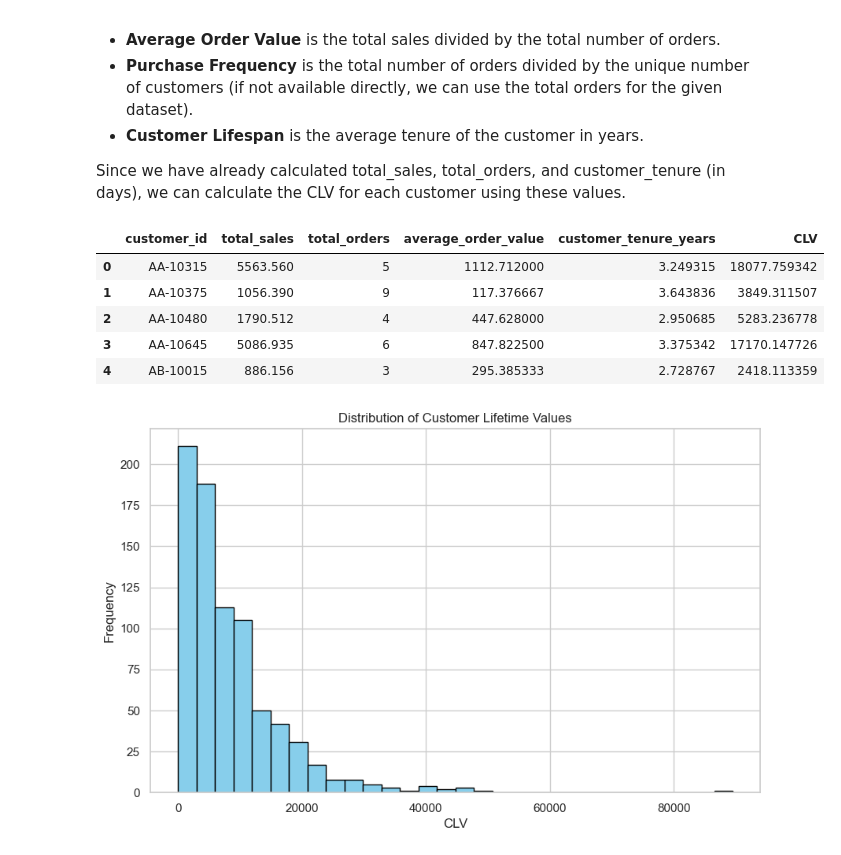
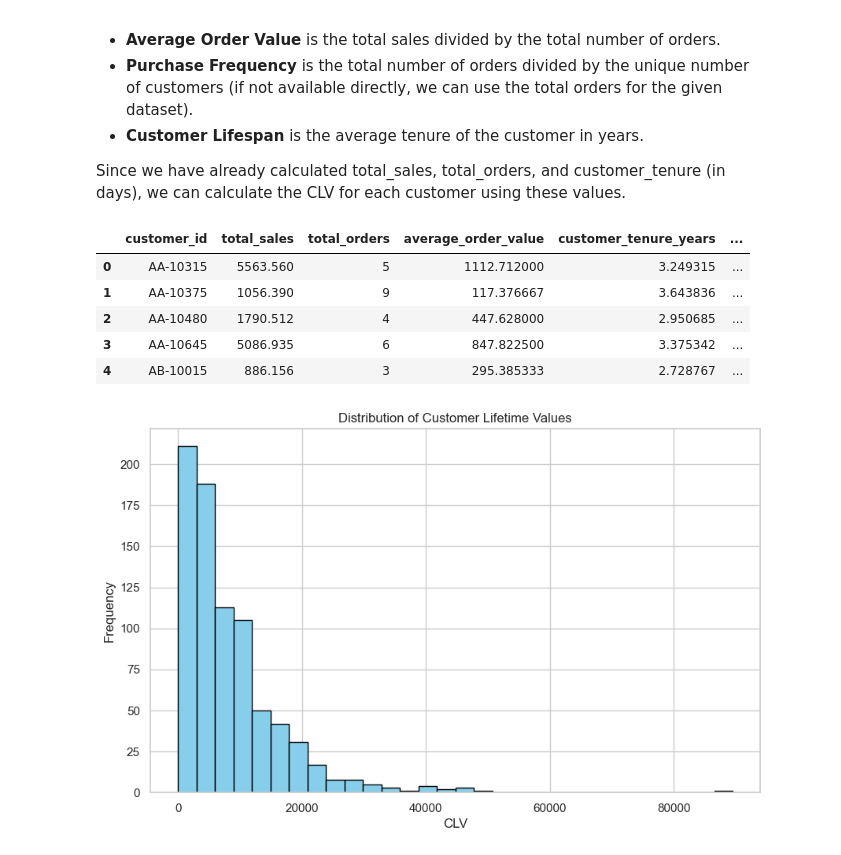
Before and after one commit to lilitrdavidyan/venture-ready-ecommerce-insights, a Jupyter notebook: notebooks/customer_profiles.ipynb, the cells around one changed output. Saved outputs shown, nothing was run; the diff lists cells and outputs as text; code cells hidden in the pictures.

```diff
--- a/notebooks/customer_profiles.ipynb
+++ b/notebooks/customer_profiles.ipynb
@@ -274,6 +291,13 @@ customer_metrics['category_preference'] = category_preference
 customer_metrics['first_purchase_date'] = first_purchase_date
 customer_metrics['last_purchase_date'] = last_purchase_date
 customer_metrics['customer_tenure'] = customer_tenure
+
+# Convert customer tenure from days to years
+customer_metrics['customer_tenure_years'] = customer_metrics['customer_tenure'] / 365
+
+# Calculate CLV
+customer_metrics['customer_lifetime_value'] = customer_metrics['average_order_value'] * customer_metrics['total_orders'] * customer_metrics['customer_tenure_years']
+
 customer_metrics['cross_buy_index'] = cross_buy_index
 
 # We will capture the most frequently occurring values for these fields per customer, if they vary
@@ -872,21 +896,21 @@ Where:
 
 Since we have already calculated total_sales, total_orders, and customer_tenure (in days), we can calculate the CLV for each customer using these values.
 # %%
-# Convert customer tenure from days to years
-customer_metrics['customer_tenure_years'] = customer_metrics['customer_tenure'] / 365
+# # Convert customer tenure from days to years
+# customer_metrics['customer_tenure_years'] = customer_metrics['customer_tenure'] / 365
 
-# Calculate CLV
-customer_metrics['CLV'] = customer_metrics['average_order_value'] * customer_metrics['total_orders'] * customer_metrics['customer_tenure_years']
+# # Calculate CLV
+# customer_metrics['customer_lifetime_value'] = customer_metrics['average_order_value'] * customer_metrics['total_orders'] * customer_metrics['customer_tenure_years']
 
 # Display calculated CLV alongside relevant data for the first few customers
-customer_metrics[['customer_id', 'total_sales', 'total_orders', 'average_order_value', 'customer_tenure_years', 'CLV']].head()
+customer_metrics[['customer_id', 'total_sales', 'total_orders', 'average_order_value', 'customer_tenure_years', 'customer_lifetime_value']].head()
 # %% [output]
-|  | customer_id | total_sales | total_orders | average_order_value | customer_tenure_years | CLV |
-| 0 | AA-10315 | 5563.560 | 5 | 1112.712000 | 3.249315 | 18077.759342 |
-| 1 | AA-10375 | 1056.390 | 9 | 117.376667 | 3.643836 | 3849.311507 |
-| 2 | AA-10480 | 1790.512 | 4 | 447.628000 | 2.950685 | 5283.236778 |
-| 3 | AA-10645 | 5086.935 | 6 | 847.822500 | 3.375342 | 17170.147726 |
-| 4 | AB-10015 | 886.156 | 3 | 295.385333 | 2.728767 | 2418.113359 |
+|  | customer_id | total_sales | total_orders | average_order_value | customer_tenure_years | ... |
+| 0 | AA-10315 | 5563.560 | 5 | 1112.712000 | 3.249315 | ... |
+| 1 | AA-10375 | 1056.390 | 9 | 117.376667 | 3.643836 | ... |
+| 2 | AA-10480 | 1790.512 | 4 | 447.628000 | 2.950685 | ... |
+| 3 | AA-10645 | 5086.935 | 6 | 847.822500 | 3.375342 | ... |
+| 4 | AB-10015 | 886.156 | 3 | 295.385333 | 2.728767 | ... |
 # %%
 # Plotting the distribution of CLVs
 plt.figure(figsize=(10, 6))
```
Also changed, not shown: parts of 7 cells of this notebook, 8 other files.
